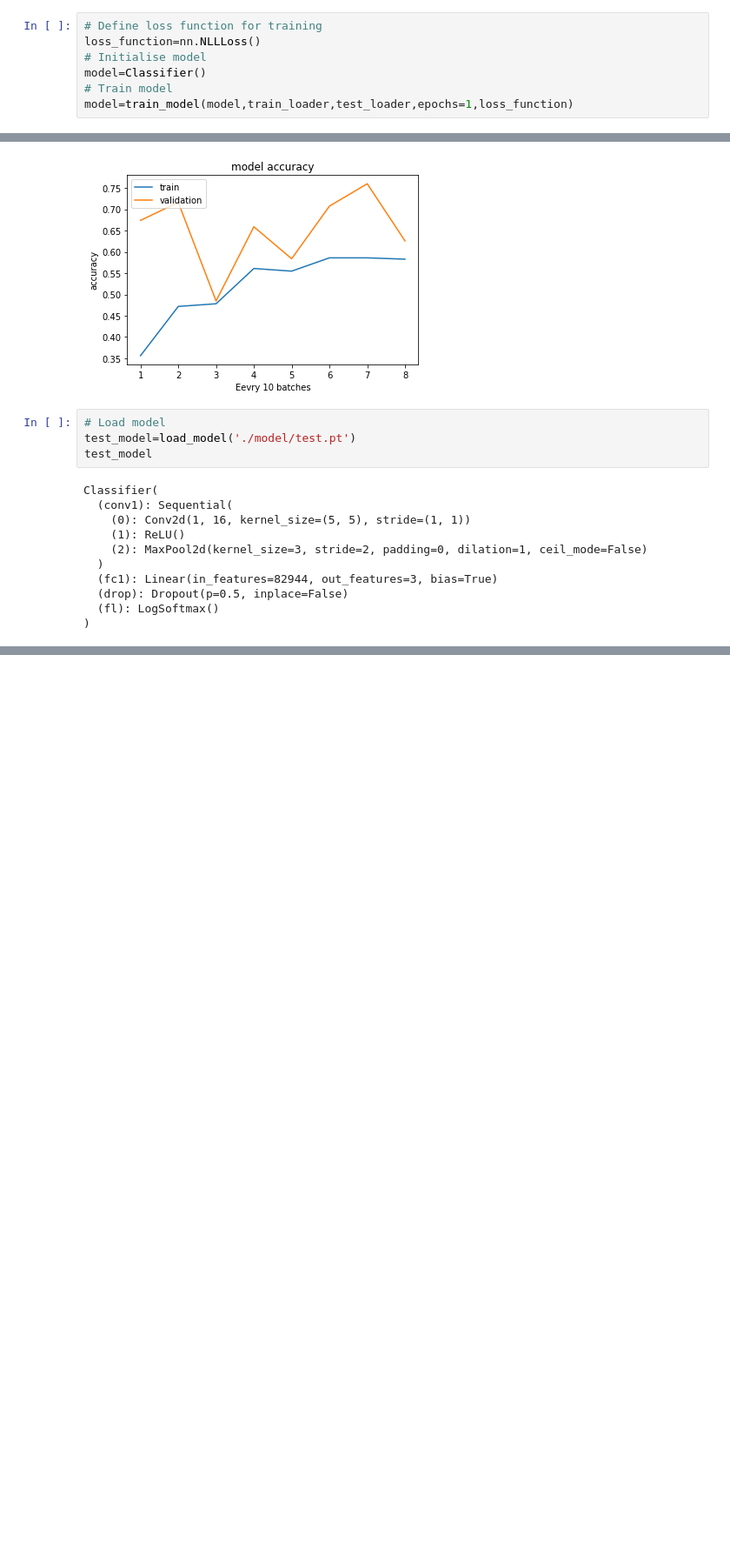
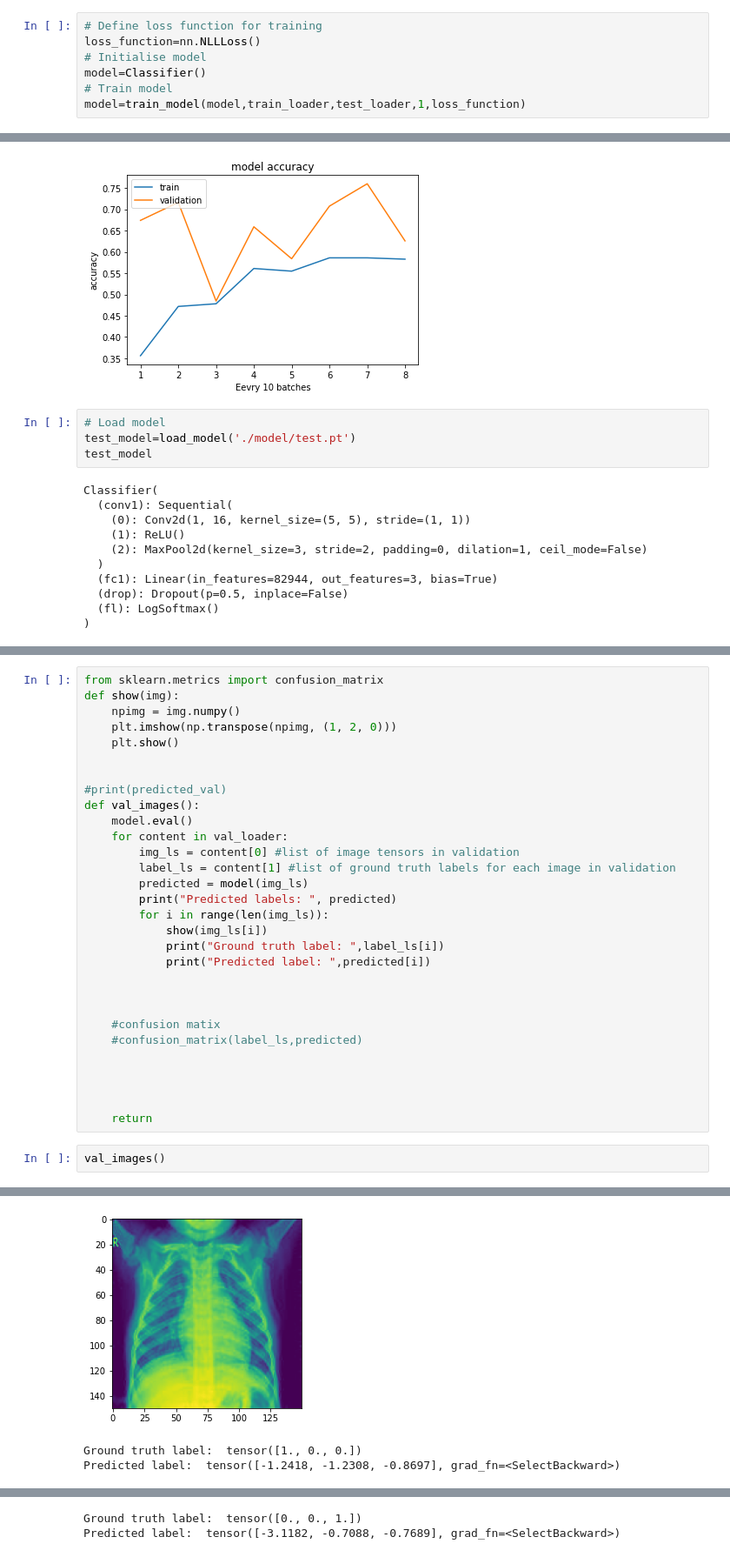
Before and after one commit to Amarjyotkaur/Deep-Learning-X_Ray-Image-Classification, a Jupyter notebook: mainCode.ipynb, the cells around one changed output, grey strips where cells are left out. Shown at 87% size. Drawn from its saved outputs; the diff is of its cells as text; blank space fills up the shorter version.

```diff
--- a/mainCode.ipynb
+++ b/mainCode.ipynb
@@ -143,6 +143,6 @@ loss_function=nn.NLLLoss()
 # Initialise model
 model=Classifier()
 # Train model
-model=train_model(model,train_loader,test_loader,epochs=1,loss_function)
+model=train_model(model,train_loader,test_loader,1,loss_function)
 # %% [output]
 0 ----------------------
@@ -192,0 +234,33 @@ Classifier(
+# %%
+from sklearn.metrics import confusion_matrix
+def show(img):
+    npimg = img.numpy()
+    plt.imshow(np.transpose(npimg, (1, 2, 0)))
+    plt.show()
+
+
+#print(predicted_val)
+def val_images():
+    model.eval()
+    for content in val_loader:
+        img_ls = content[0] #list of image tensors in validation
+        label_ls = content[1] #list of ground truth labels for each image in validation
+        predicted = model(img_ls)
+        print("Predicted labels: ", predicted)
+        for i in range(len(img_ls)):
+            show(img_ls[i])
+            print("Ground truth label: ",label_ls[i])
+            print("Predicted label: ",predicted[i])
+
+
+
+    #confusion matix
+    #confusion_matrix(label_ls,predicted)
+
+
+
+
+    return
+# %%
+val_images()
+# %% [output]
@@ -192,0 +284,3 @@ Classifier(
+[figure, added]
+Ground truth label:  tensor([1., 0., 0.])
+Predicted label:  tensor([-1.2418, -1.2308, -0.8697], grad_fn=<SelectBackward>)
@@ -192,0 +288,2 @@ Classifier(
+Ground truth label:  tensor([0., 0., 1.])
+Predicted label:  tensor([-3.1182, -0.7088, -0.7689], grad_fn=<SelectBackward>)
```
Also changed, not shown: parts of 4 cells of this notebook.
